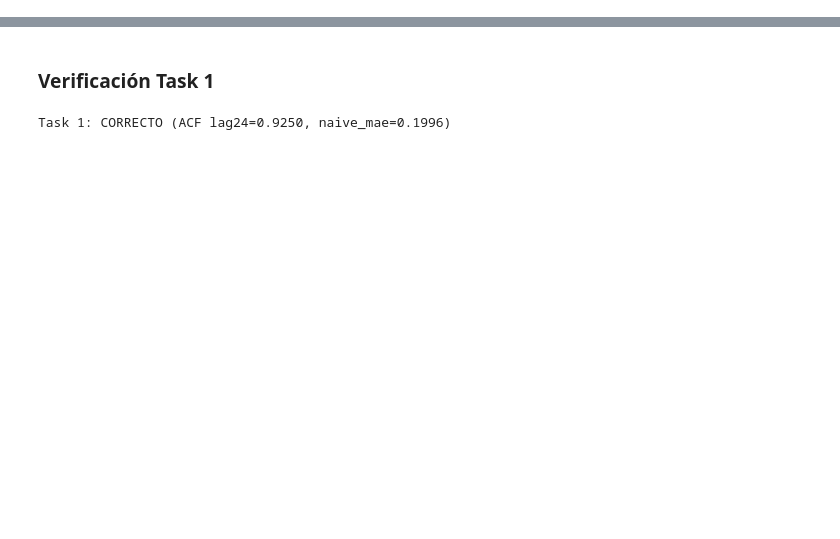
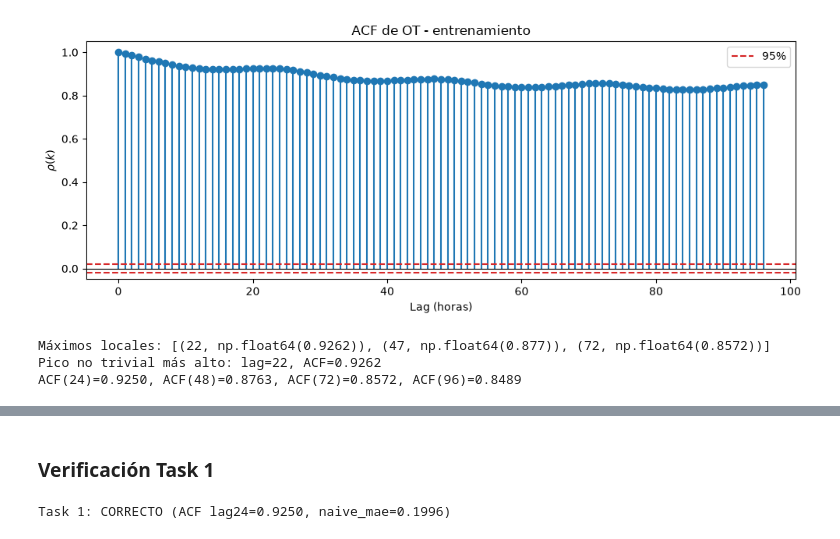
Before and after one commit to 0liRem/Lab67_DeepLearning, a Jupyter notebook: Lab_six_seven.ipynb, the cells around one changed output, grey strips where cells are left out. Cells and saved outputs as stored; diff of their text form; code cells hidden in the pictures; blank space fills up the shorter version.

```diff
--- a/Lab_six_seven.ipynb
+++ b/Lab_six_seven.ipynb
@@ -111,0 +88,39 @@ H=48 -> torch.Size([10309, 96]) torch.Size([10309])
+# %%
+def acf_manual(series, max_lag):
+    x = np.asarray(series, dtype=np.float64)
+    n = len(x)
+    x_bar = x.mean()
+    denominator = np.sum((x - x_bar) ** 2) / n
+    values = np.empty(max_lag + 1, dtype=np.float64)
+    for k in range(max_lag + 1):
+        numerator = np.sum((x[k:] - x_bar) * (x[:n - k] - x_bar)) / (n - k)
+        values[k] = numerator / denominator
+    return values
+
+
+acf_vals = acf_manual(OT_train.numpy(), 96)
+confidence = 1.96 / np.sqrt(len(OT_train))
+
+fig, ax = plt.subplots(figsize=(10, 4))
+ax.stem(np.arange(97), acf_vals, basefmt=" ")
+ax.axhline(confidence, color="tab:red", linestyle="--", label="95%")
+ax.axhline(-confidence, color="tab:red", linestyle="--")
+ax.axhline(0, color="black", linewidth=0.8)
+ax.set(title="ACF de OT - entrenamiento", xlabel="Lag (horas)", ylabel=r"$\rho(k)$")
+ax.legend()
+plt.tight_layout()
+plt.show()
+
+local_peaks = [(k, acf_vals[k]) for k in range(1, len(acf_vals) - 1)
+               if acf_vals[k] > acf_vals[k - 1] and acf_vals[k] > acf_vals[k + 1]]
+ranked_peaks = sorted(local_peaks, key=lambda pair: pair[1], reverse=True)
+second_peak_lag, second_peak_value = ranked_peaks[0]
+print("Máximos locales:", [(k, round(v, 4)) for k, v in local_peaks])
+print(f"Pico no trivial más alto: lag={second_peak_lag}, ACF={second_peak_value:.4f}")
+print(f"ACF(24)={acf_vals[24]:.4f}, ACF(48)={acf_vals[48]:.4f}, "
+      f"ACF(72)={acf_vals[72]:.4f}, ACF(96)={acf_vals[96]:.4f}")
+# %% [output]
+[figure, added]
+Máximos locales: [(22, np.float64(0.9262)), (47, np.float64(0.877)), (72, np.float64(0.8572))]
+Pico no trivial más alto: lag=22, ACF=0.9262
+ACF(24)=0.9250, ACF(48)=0.8763, ACF(72)=0.8572, ACF(96)=0.8489
```
Also changed, not shown: parts of 45 cells of this notebook, 1 other file.
